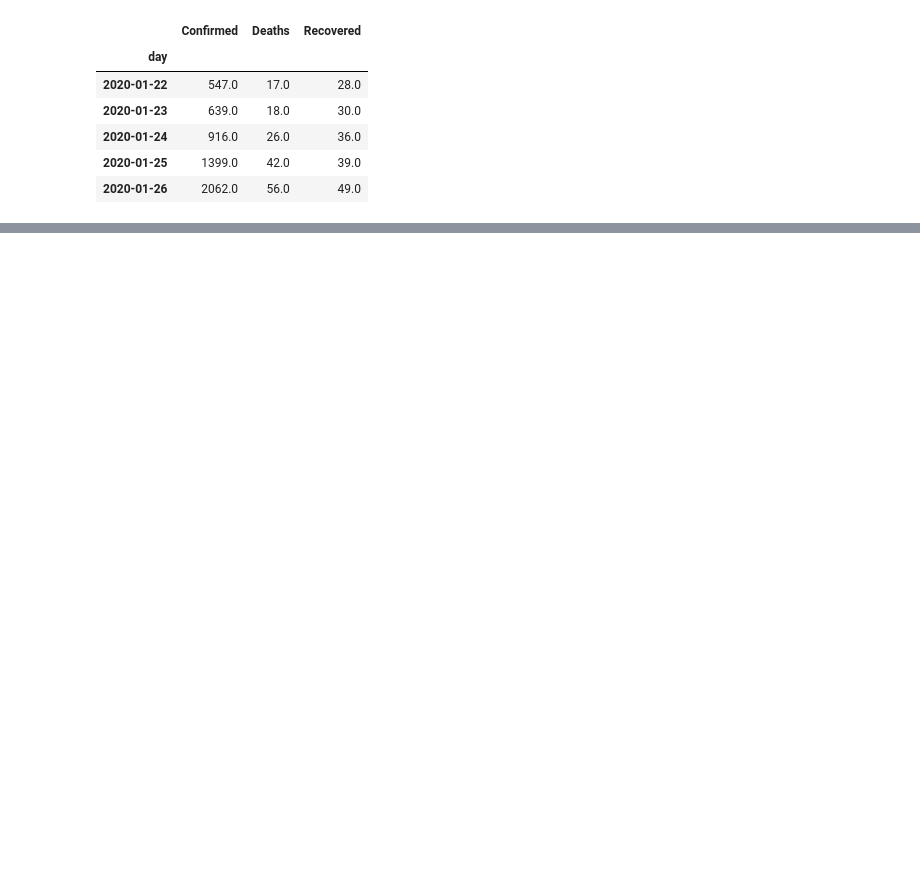
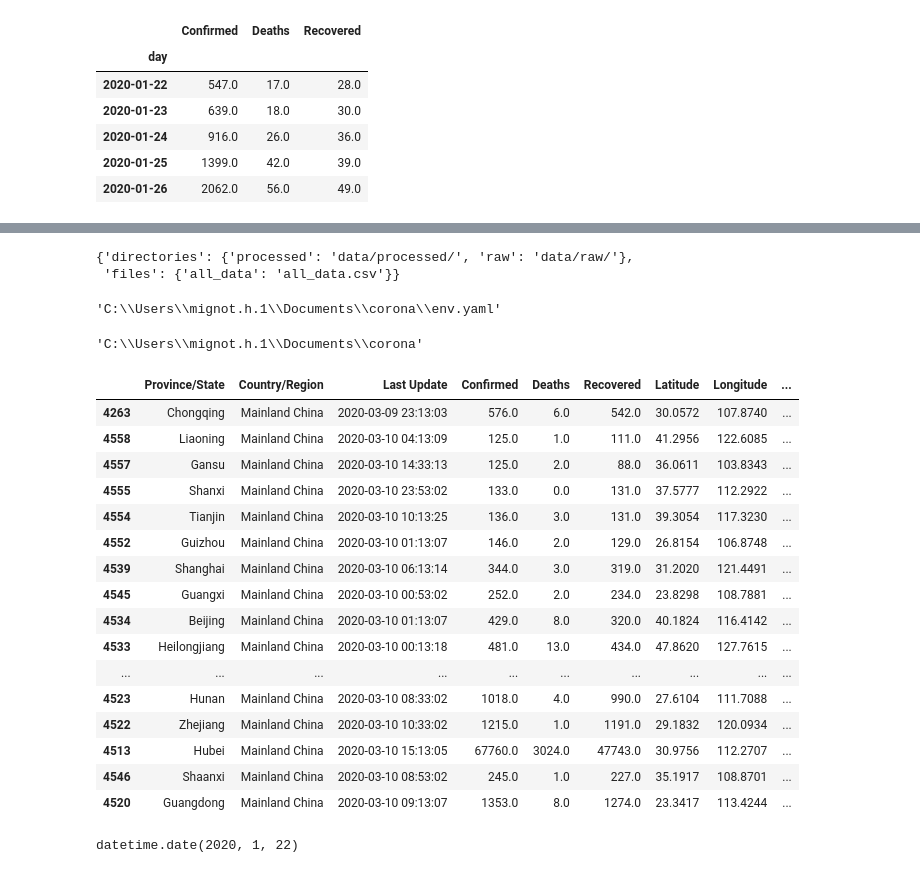
Before and after one commit to yannisse/Projet-Corona, a Jupyter notebook: notebooks/visualisation_epidemie.ipynb, the cells around one changed output, grey strips where cells are left out. Saved outputs shown, nothing was run; the diff lists cells and outputs as text; code cells hidden in the pictures; blank space fills up the shorter version.

```diff
--- a/notebooks/visualisation_epidemie.ipynb
+++ b/notebooks/visualisation_epidemie.ipynb
@@ -206,0 +235,39 @@ py.iplot(fig)
+# %%
+params
+# %% [output]
+{'directories': {'processed': 'data/processed/', 'raw': 'data/raw/'},
+ 'files': {'all_data': 'all_data.csv'}}
+# %%
+os.path.abspath(ENV_FILE)
+# %% [output]
+'C:\\Users\\mignot.h.1\\Documents\\corona\\env.yaml'
+# %%
+os.path.dirname(os.path.abspath(ENV_FILE))
+# %% [output]
+'C:\\Users\\mignot.h.1\\Documents\\corona'
+# %%
+import datetime
+
+epidemie_df[epidemie_df['Country/Region'] == 'Mainland China'][lambda df: df.day <= datetime.date(2020, 3, 10)].sort_values('day').tail(20)
+# %% [output]
+|  | Province/State | Country/Region | Last Update | Confirmed | Deaths | Recovered | Latitude | Longitude | ... |
+| 4263 | Chongqing | Mainland China | 2020-03-09 23:13:03 | 576.0 | 6.0 | 542.0 | 30.0572 | 107.8740 | ... |
+| 4558 | Liaoning | Mainland China | 2020-03-10 04:13:09 | 125.0 | 1.0 | 111.0 | 41.2956 | 122.6085 | ... |
+| 4557 | Gansu | Mainland China | 2020-03-10 14:33:13 | 125.0 | 2.0 | 88.0 | 36.0611 | 103.8343 | ... |
+| 4555 | Shanxi | Mainland China | 2020-03-10 23:53:02 | 133.0 | 0.0 | 131.0 | 37.5777 | 112.2922 | ... |
+| 4554 | Tianjin | Mainland China | 2020-03-10 10:13:25 | 136.0 | 3.0 | 131.0 | 39.3054 | 117.3230 | ... |
+| 4552 | Guizhou | Mainland China | 2020-03-10 01:13:07 | 146.0 | 2.0 | 129.0 | 26.8154 | 106.8748 | ... |
+| 4539 | Shanghai | Mainland China | 2020-03-10 06:13:14 | 344.0 | 3.0 | 319.0 | 31.2020 | 121.4491 | ... |
+| 4545 | Guangxi | Mainland China | 2020-03-10 00:53:02 | 252.0 | 2.0 | 234.0 | 23.8298 | 108.7881 | ... |
+| 4534 | Beijing | Mainland China | 2020-03-10 01:13:07 | 429.0 | 8.0 | 320.0 | 40.1824 | 116.4142 | ... |
+| 4533 | Heilongjiang | Mainland China | 2020-03-10 00:13:18 | 481.0 | 13.0 | 434.0 | 47.8620 | 127.7615 | ... |
+| ... | ... | ... | ... | ... | ... | ... | ... | ... | ... |
+| 4523 | Hunan | Mainland China | 2020-03-10 08:33:02 | 1018.0 | 4.0 | 990.0 | 27.6104 | 111.7088 | ... |
+| 4522 | Zhejiang | Mainland China | 2020-03-10 10:33:02 | 1215.0 | 1.0 | 1191.0 | 29.1832 | 120.0934 | ... |
+| 4513 | Hubei | Mainland China | 2020-03-10 15:13:05 | 67760.0 | 3024.0 | 47743.0 | 30.9756 | 112.2707 | ... |
+| 4546 | Shaanxi | Mainland China | 2020-03-10 08:53:02 | 245.0 | 1.0 | 227.0 | 35.1917 | 108.8701 | ... |
+| 4520 | Guangdong | Mainland China | 2020-03-10 09:13:07 | 1353.0 | 8.0 | 1274.0 | 23.3417 | 113.4244 | ... |
+# %%
+epidemie_df['day'].min()
+# %% [output]
+datetime.date(2020, 1, 22)
```
Also changed, not shown: parts of 25 cells of this notebook, 2 other files.
